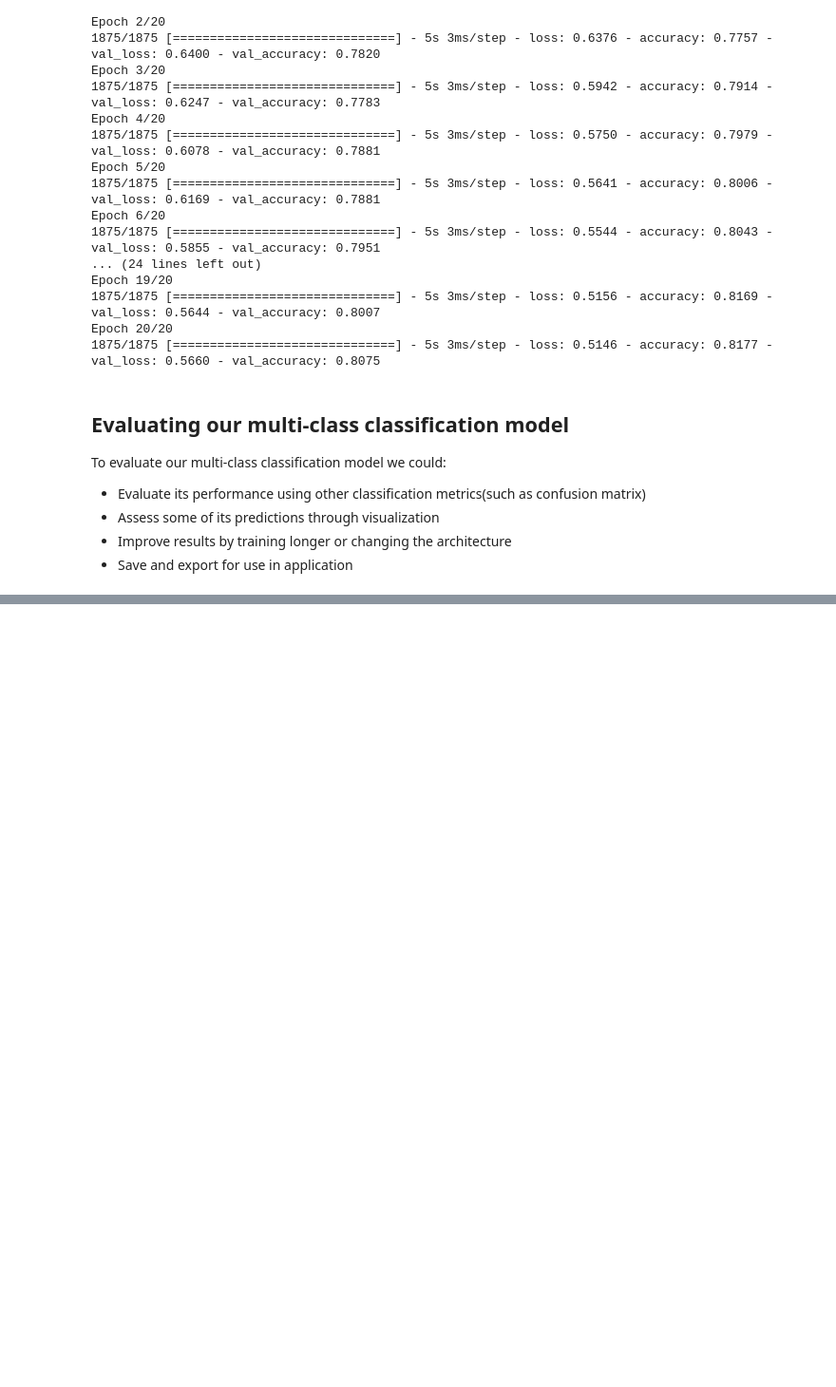
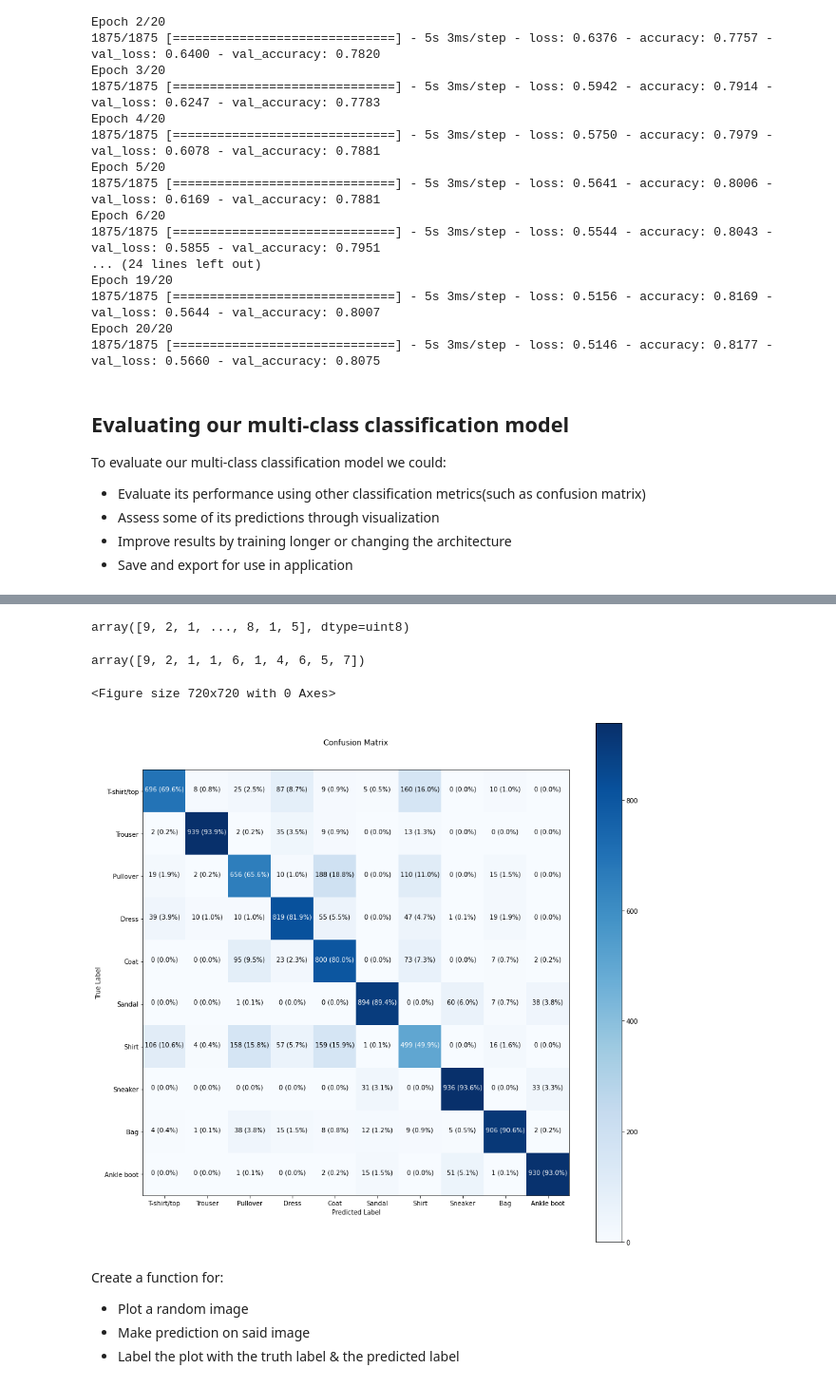
Before and after one commit to Md7tz/Machine-learning-and-AI-notebooks, a Jupyter notebook: neural_network_classification.ipynb, the cells around one changed output, grey strips where cells are left out. Shown at 95% size. Cells and saved outputs as stored; diff of their text form; code cells hidden in the pictures; blank space fills up the shorter version.

```diff
--- a/neural_network_classification.ipynb
+++ b/neural_network_classification.ipynb
@@ -1473,0 +1479,6 @@ for i, j in itertools.product(range(cm.shape[0]), range(cm.shape[1])):
+# %%
+# Make some predictions with our model
+y_probs = model_14.predict(test_data_norm)  # probs -> "predictions probabilities"
+
+# View the first 5 predictions
+tf.round(y_probs[:5])
@@ -1473,0 +1522,32 @@ for i, j in itertools.product(range(cm.shape[0]), range(cm.shape[1])):
+# %%
+test_labels
+# %% [output]
+array([9, 2, 1, ..., 8, 1, 5], dtype=uint8)
+# %%
+# Convert all of the predictions probabilities into integers
+y_preds = y_probs.argmax(axis=1)
+
+# View the first 10 prediction labels
+y_preds[:10]
+# %% [output]
+array([9, 2, 1, 1, 6, 1, 4, 6, 5, 7])
+# %%
+from sklearn.metrics import confusion_matrix
+plt.figure(figsize=(10, 10))
+cm = confusion_matrix(y_true=test_labels,
+                 y_pred=y_preds)
+# %% [output]
+<Figure size 720x720 with 0 Axes>
+# %%
+make_confusion_matrix(y_true=test_labels,
+                      y_pred=y_preds,
+                      classes=class_names,
+                      figsize=(15, 15),
+                      text_size=10)
+# %% [output]
+[figure, added]
+# %% [markdown]
+Create a function for:
+* Plot a random image
+* Make prediction on said image
+* Label the plot with the truth label & the predicted label
```
Also changed, not shown: parts of 42 cells of this notebook.
